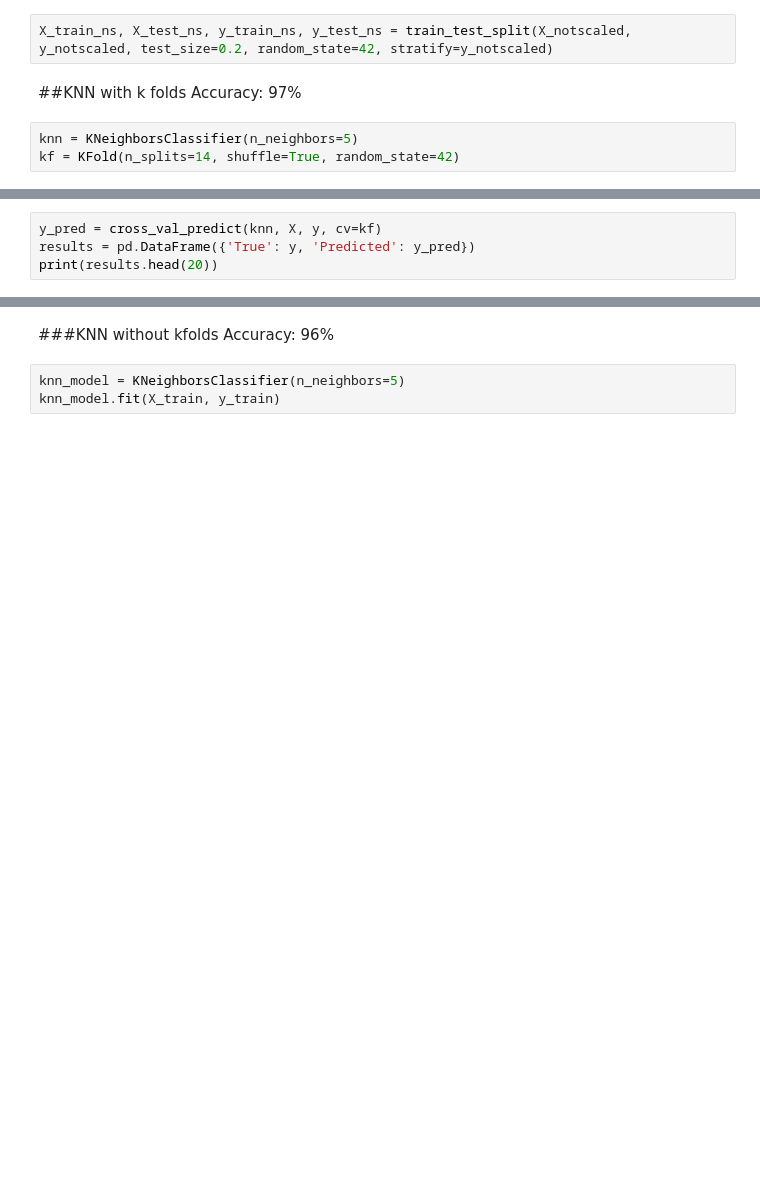
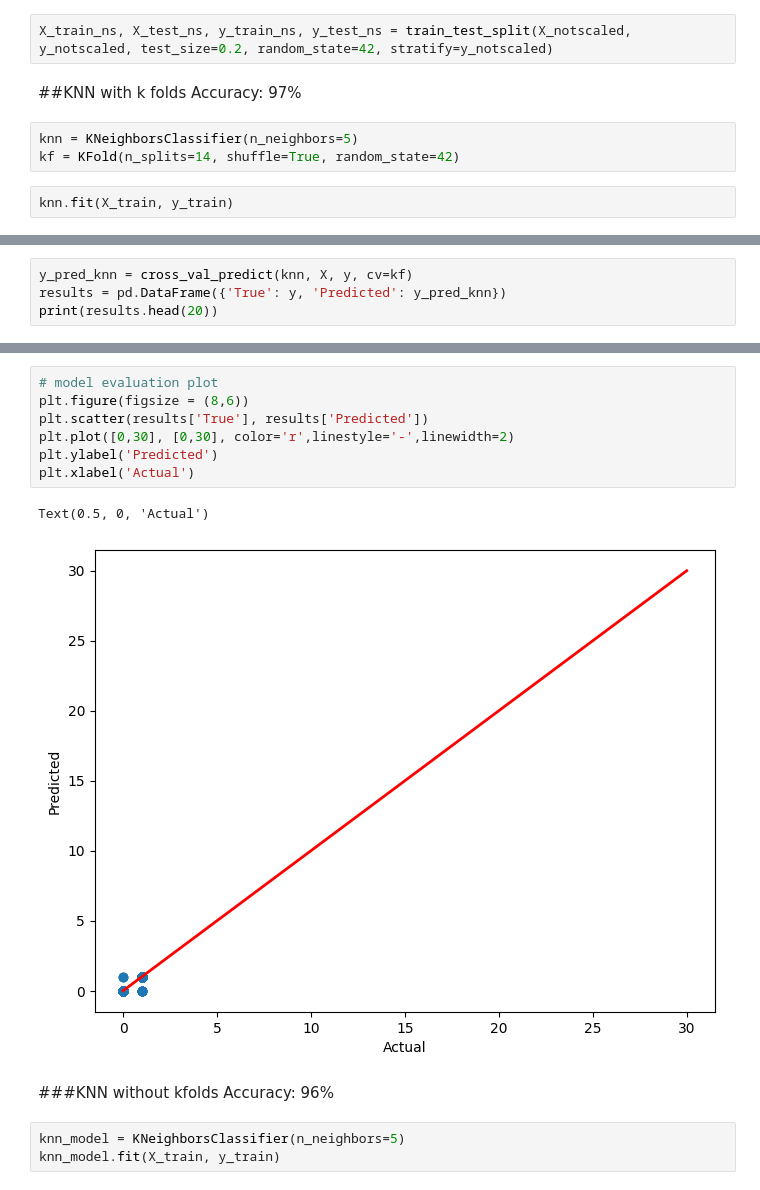
Before and after one commit to mikakia/Project-in-HealthCare, a Jupyter notebook: Breast_Cancer.ipynb, the cells around one changed output, grey strips where cells are left out. Cells and saved outputs as stored; diff of their text form; blank space fills up the shorter version.

```diff
--- a/Breast_Cancer.ipynb
+++ b/Breast_Cancer.ipynb
@@ -174,3 +334,5 @@ Accuracy: 97%
 # %%
 knn = KNeighborsClassifier(n_neighbors=5)
 kf = KFold(n_splits=14, shuffle=True, random_state=42)
+# %%
+knn.fit(X_train, y_train)
@@ -182,4 +351,4 @@ print("Mean accuracy:", scores.mean())
 # %%
-y_pred = cross_val_predict(knn, X, y, cv=kf)
-results = pd.DataFrame({'True': y, 'Predicted': y_pred})
+y_pred_knn = cross_val_predict(knn, X, y, cv=kf)
+results = pd.DataFrame({'True': y, 'Predicted': y_pred_knn})
 print(results.head(20))
@@ -186,3 +373,13 @@ print(results.head(20))
+# %%
+# model evaluation plot
+plt.figure(figsize = (8,6))
+plt.scatter(results['True'], results['Predicted'])
+plt.plot([0,30], [0,30], color='r',linestyle='-',linewidth=2)
+plt.ylabel('Predicted')
+plt.xlabel('Actual')
+# %% [output]
+Text(0.5, 0, 'Actual')
+[figure, added]
 # %% [markdown]
 ###KNN without kfolds
 Accuracy: 96%
```
Also changed, not shown: parts of 58 cells of this notebook.
